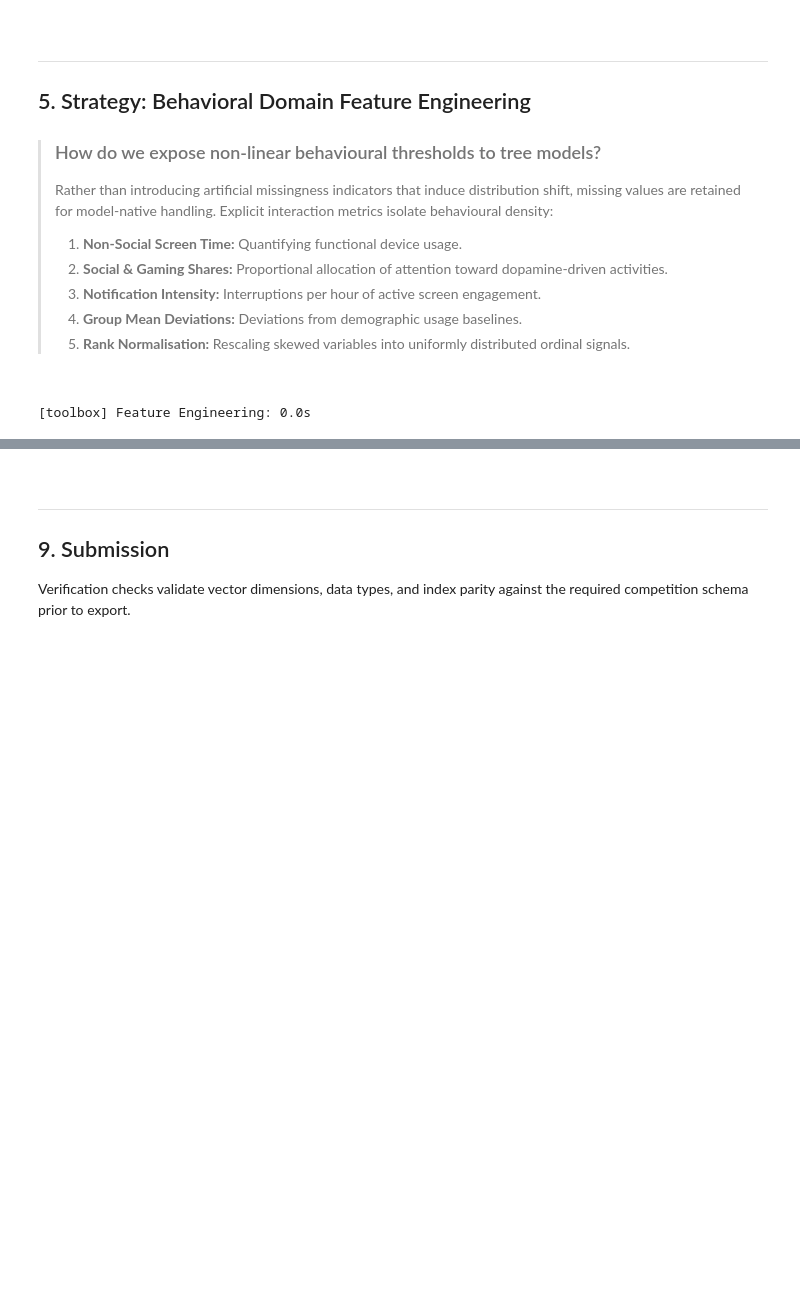
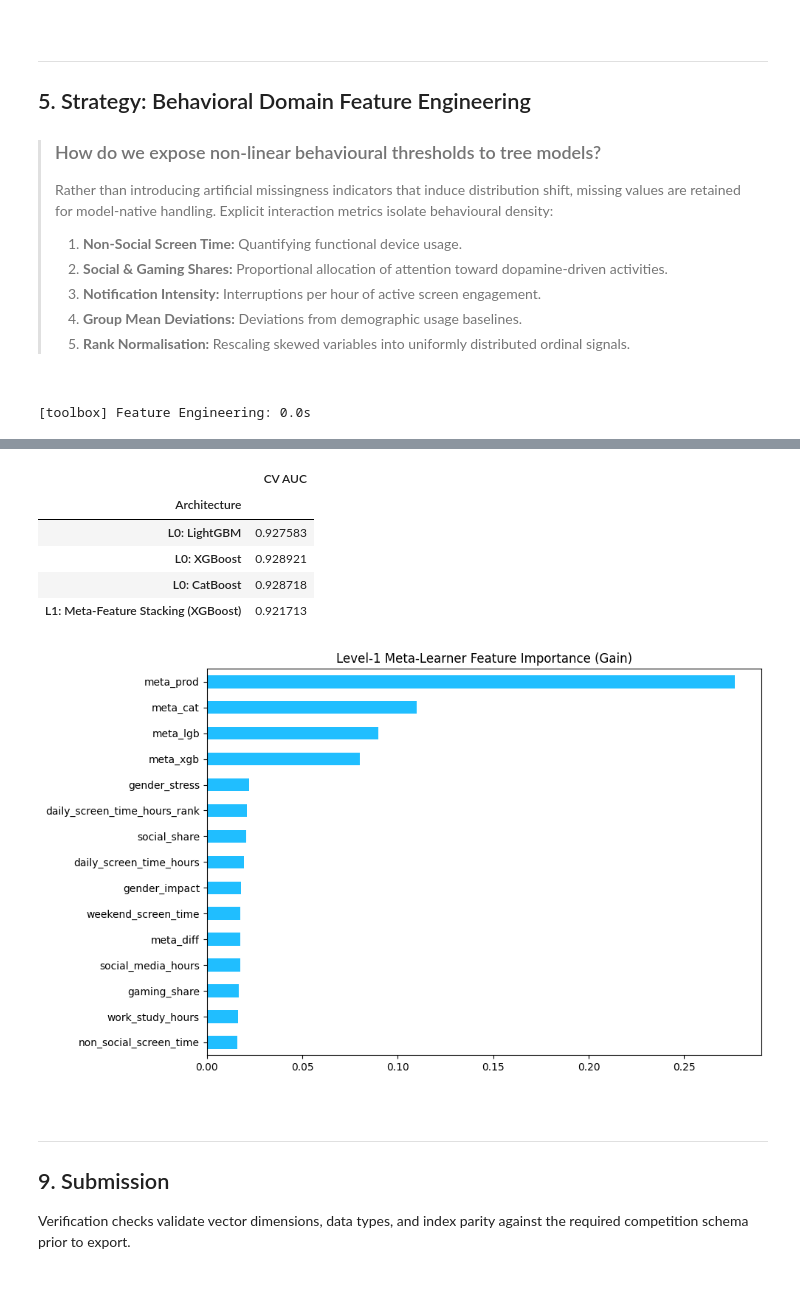
Before and after one commit to Amey-Thakur/KAGGLE-COMPETITIONS, a Jupyter notebook: Competitions/Predicting Smartphone Addiction/predicting-smartphone-addiction.ipynb, the cells around one changed output, grey strips where cells are left out. Saved outputs shown, nothing was run; the diff lists cells and outputs as text; code cells hidden in the pictures; blank space fills up the shorter version.

```diff
--- a/Competitions/Predicting Smartphone Addiction/predicting-smartphone-addiction.ipynb
+++ b/Competitions/Predicting Smartphone Addiction/predicting-smartphone-addiction.ipynb
@@ -242,24 +242,20 @@ def engineer_features(df):
     d["total_active_hours"] = d["daily_screen_time_hours"] + d["work_study_hours"] + d["sleep_hours"]
     d["screen_to_sleep_ratio"] = d["daily_screen_time_hours"] / (d["sleep_hours"] + 1e-4)
 
-    # 2. Categorical Combinations (Clean String Encodings)
+    # 2. Categorical Combinations
     d["gender_stress"] = d["gender"].astype(str) + "_" + d["stress_level"].astype(str)
     d["gender_impact"] = d["gender"].astype(str) + "_" + d["academic_work_impact"].astype(str)
-    d["stress_impact"] = d["stress_level"].astype(str) + "_" + d["academic_work_impact"].astype(str)
 
     # 3. Group Aggregations
     group_means = d.groupby(["gender", "stress_level"])["daily_screen_time_hours"].transform("mean")
-    d["screen_diff_group_mean"] = d["daily_screen_time_hours"] - group_means
-
-    group_social = d.groupby(["gender", "stress_level"])["social_media_hours"].transform("mean")
-    d["social_diff_group_mean"] = d["social_media_hours"] - group_social
+    d["screen_diff_grp"] = d["daily_screen_time_hours"] - group_means
 
     # 4. Rank Normalisations
     for col in ["notifications_per_day", "app_opens_per_day", "daily_screen_time_hours"]:
         d[f"{col}_rank"] = d[col].rank(method="dense", pct=True)
 
-    # 5. Model-Safe Categorical Columns
-    cat_cols = ["gender", "stress_level", "academic_work_impact", "gender_stress", "gender_impact", "stress_impact"]
+    # 5. Model-Safe Categoricals
+    cat_cols = ["gender", "stress_level", "academic_work_impact", "gender_stress", "gender_impact"]
     for col in cat_cols:
         d[col] = d[col].astype(str).replace({"nan": "Missing", "None": "Missing"}).astype("category")
 
@@ -289,15 +285,13 @@ N_SPLITS = 5
 skf = StratifiedKFold(n_splits=N_SPLITS, shuffle=True, random_state=SEED)
 
 models = {
-    "LightGBM": LGBMClassifier(n_estimators=700, learning_rate=0.03, num_leaves=63, max_depth=7, max_bin=512, colsample_bytree=0.7, subsample=0.8, random_state=SEED, n_jobs=-1, verbose=-1),
-    "XGBoost": XGBClassifier(n_estimators=700, learning_rate=0.03, max_depth=7, max_bin=512, tree_method="hist", colsample_bytree=0.7, subsample=0.8, enable_categorical=True, eval_metric="auc", random_state=SEED, n_jobs=-1),
+    "LightGBM": LGBMClassifier(n_estimators=700, learning_rate=0.03, num_leaves=63, max_depth=7, max_bin=512, colsample_bytree=0.65, subsample=0.8, random_state=SEED, n_jobs=-1, verbose=-1),
+    "XGBoost": XGBClassifier(n_estimators=700, learning_rate=0.03, max_depth=7, max_bin=512, tree_method="hist", colsample_bytree=0.65, subsample=0.8, enable_categorical=True, eval_metric="auc", random_state=SEED, n_jobs=-1),
     "CatBoost": CatBoostClassifier(iterations=700, learning_rate=0.03, depth=7, cat_features=cat_cols, random_state=SEED, thread_count=-1, verbose=0)
 }
 
 oof_matrix = np.zeros((len(train_feat), len(models)))
 test_matrix = np.zeros((len(test_feat), len(models)))
-
-lgb_models = []
 
 for i, (name, model) in enumerate(models.items()):
     with tb.timer(f"Training {name} OOF"):
@@ -306,7 +300,6 @@ for i, (name, model) in enumerate(models.items()):
             X_val, y_val = train_feat[FEATURES].iloc[val_idx].copy(), train_feat[TARGET].iloc[val_idx]
             X_test = test_feat[FEATURES].copy()
 
-            # Safe categorical handling for CatBoost
             if name == "CatBoost":
                 for c in cat_cols:
                     X_train[c] = X_train[c].astype(str)
@@ -319,10 +312,6 @@ for i, (name, model) in enumerate(models.items()):
                     X_test[c] = X_test[c].astype("category")
 
             model.fit(X_train, y_train)
-
-            if name == "LightGBM":
-                lgb_models.append(model)
-
             oof_matrix[val_idx, i] = model.predict_proba(X_val)[:, 1]
             test_matrix[:, i] += model.predict_proba(X_test)[:, 1] / N_SPLITS
 # %% [output]
@@ -417,3 +388,31 @@ Ensemble Optimised Model Weights:
+# %%
+results = []
+for i, name in enumerate(models.keys()):
+    auc = roc_auc_score(train_feat[TARGET], oof_matrix[:, i])
+    results.append({"Architecture": f"L0: {name}", "CV AUC": auc})
+
+meta_auc = roc_auc_score(train_meta[TARGET], oof_meta_final)
+results.append({"Architecture": "L1: Meta-Feature Stacking (XGBoost)", "CV AUC": meta_auc})
+
+results_df = pd.DataFrame(results).set_index("Architecture")
+display(results_df)
+
+# Plot Meta-Learner Gain Importance
+fig, ax = plt.subplots(figsize=(10, 6), dpi=100)
+importances = pd.Series(meta_model.feature_importances_, index=META_FEATURES).sort_values(ascending=False).head(15)
+importances.plot(kind="barh", ax=ax, color="#20BEFF")
+ax.invert_yaxis()
+ax.set_title("Level-1 Meta-Learner Feature Importance (Gain)")
+plt.tight_layout()
+plt.show()
+# %% [output]
+|  | CV AUC |
+| Architecture |  |
+| L0: LightGBM | 0.927583 |
+| L0: XGBoost | 0.928921 |
+| L0: CatBoost | 0.928718 |
+| L1: Meta-Feature Stacking (XGBoost) | 0.921713 |
+[figure, added]
 # %% [markdown]
 <br>
 
```
Also changed, not shown: parts of 14 cells of this notebook, 1 other file.
